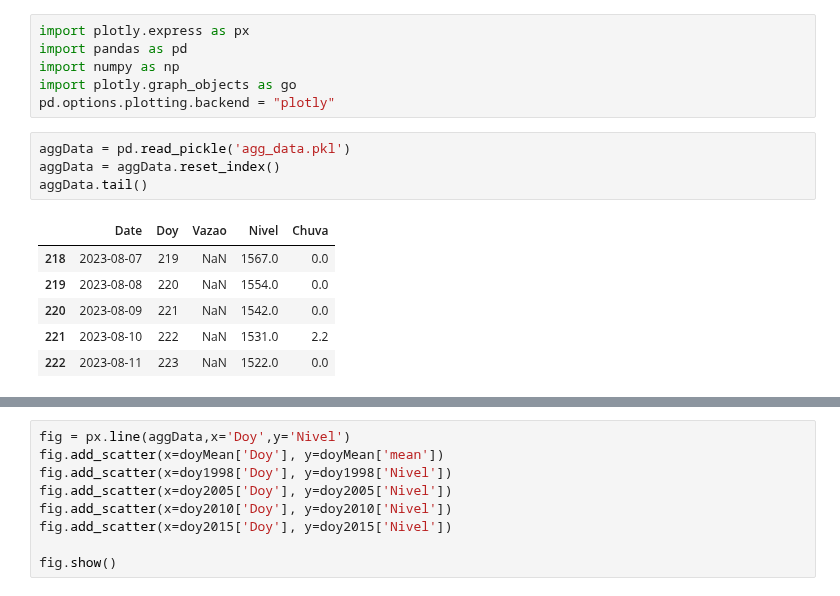
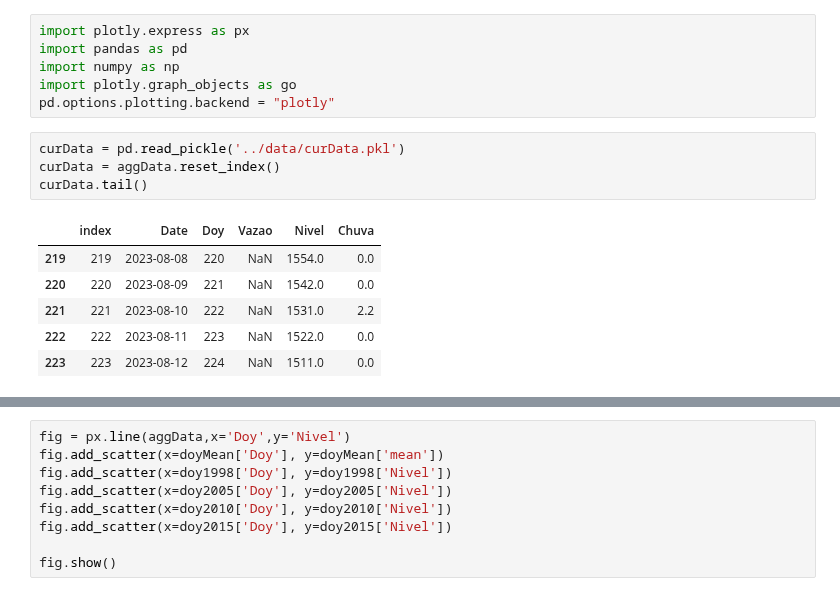
Before and after one commit to thiagosfsilva/ENSO-Monitor, a Jupyter notebook: src/ENSO_makeplot.ipynb, the cells around one changed output, grey strips where cells are left out. Cells and saved outputs as stored; diff of their text form.

```diff
--- a/src/ENSO_makeplot.ipynb
+++ b/src/ENSO_makeplot.ipynb
@@ -5,13 +5,13 @@ import numpy as np
 import plotly.graph_objects as go
 pd.options.plotting.backend = "plotly"
 # %%
-aggData = pd.read_pickle('agg_data.pkl')
-aggData = aggData.reset_index()
-aggData.tail()
+curData = pd.read_pickle('../data/curData.pkl')
+curData = aggData.reset_index()
+curData.tail()
 # %% [output]
-|  | Date | Doy | Vazao | Nivel | Chuva |
-| 218 | 2023-08-07 | 219 | NaN | 1567.0 | 0.0 |
-| 219 | 2023-08-08 | 220 | NaN | 1554.0 | 0.0 |
-| 220 | 2023-08-09 | 221 | NaN | 1542.0 | 0.0 |
-| 221 | 2023-08-10 | 222 | NaN | 1531.0 | 2.2 |
-| 222 | 2023-08-11 | 223 | NaN | 1522.0 | 0.0 |
+|  | index | Date | Doy | Vazao | Nivel | Chuva |
+| 219 | 219 | 2023-08-08 | 220 | NaN | 1554.0 | 0.0 |
+| 220 | 220 | 2023-08-09 | 221 | NaN | 1542.0 | 0.0 |
+| 221 | 221 | 2023-08-10 | 222 | NaN | 1531.0 | 2.2 |
+| 222 | 222 | 2023-08-11 | 223 | NaN | 1522.0 | 0.0 |
+| 223 | 223 | 2023-08-12 | 224 | NaN | 1511.0 | 0.0 |
```
Also changed, not shown: parts of 6 cells of this notebook, 6 other files.
